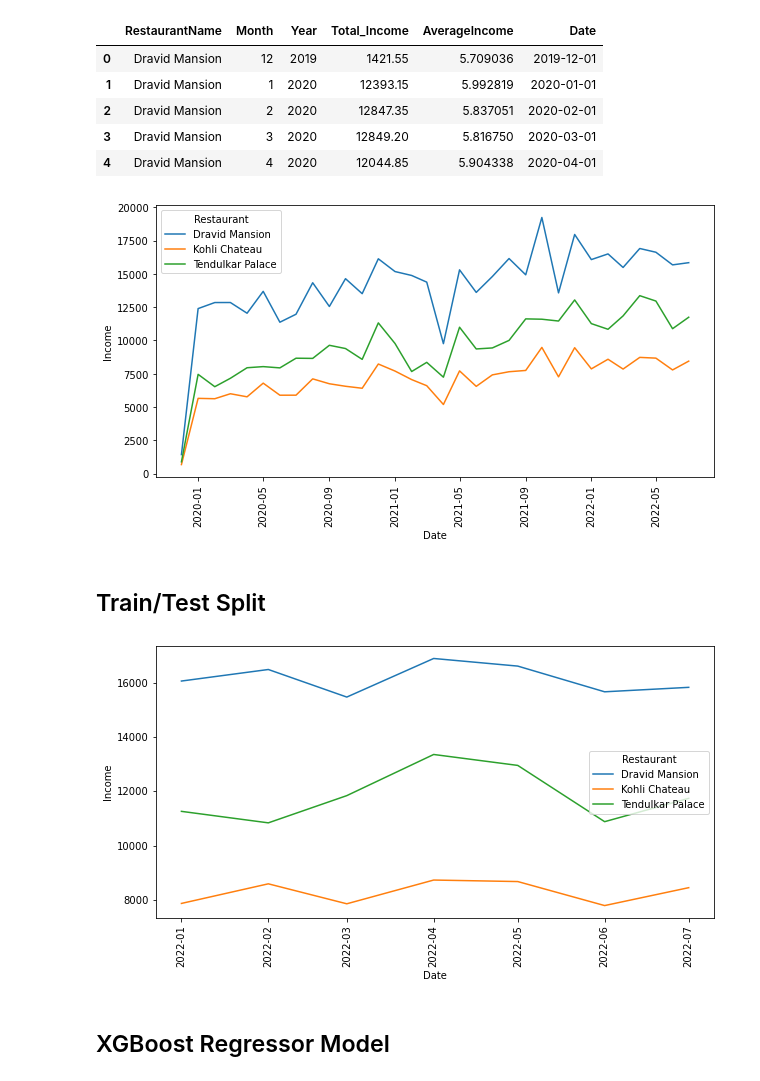
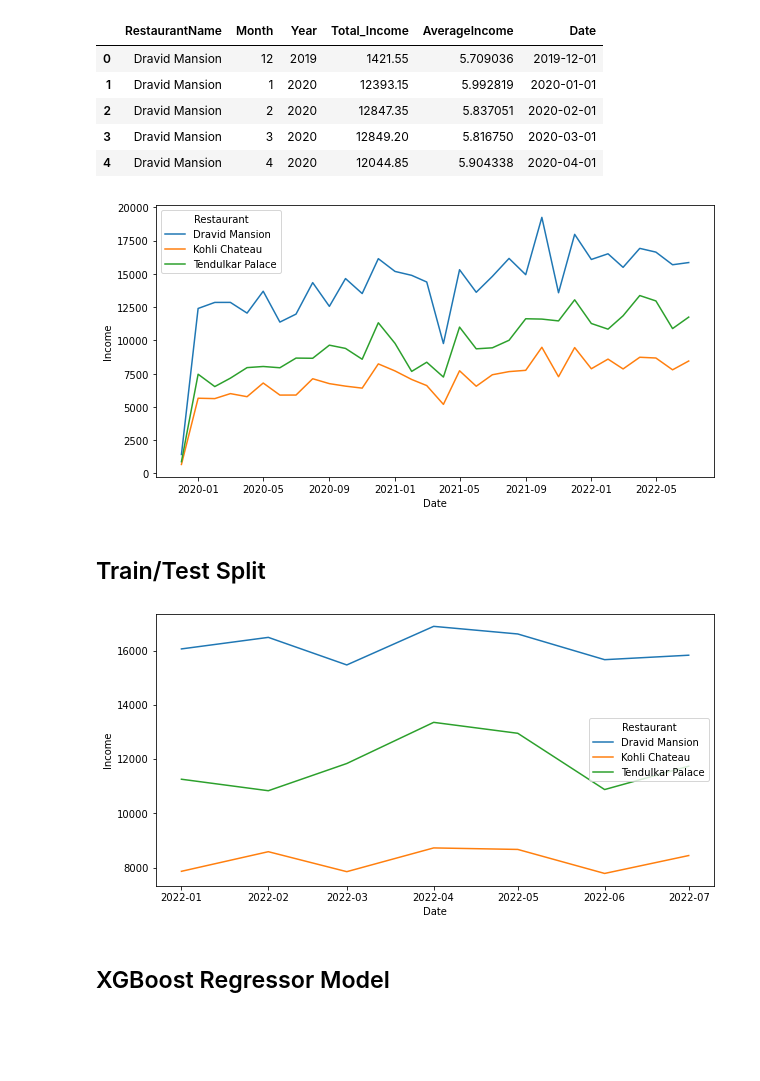
Before and after one commit to SZhafiri/Forecasting, a Jupyter notebook: RestaurantSales/Restaurant Sales Prediction.ipynb, the cells around one changed output. Cells and saved outputs as stored; diff of their text form; code cells hidden in the pictures; blank space fills up the shorter version.

```diff
--- a/RestaurantSales/Restaurant Sales Prediction.ipynb
+++ b/RestaurantSales/Restaurant Sales Prediction.ipynb
@@ -59,11 +59,10 @@ df.head()
 # %%
 plt.figure(figsize=(10,5))
 
 sns.lineplot(x='Date', y='Total_Income', hue='RestaurantName', data=df)
 plt.ylabel('Income')
-plt.xticks(rotation=90)
 plt.legend(title='Restaurant')
 
 plt.show()
 # %% [output]
-[figure, old version]
+[figure, new version]
@@ -82,12 +79,11 @@ plt.figure(figsize=(10,5))
 
 sns.lineplot(x=date, y='Total_Income', hue=rest, data=test)
 plt.ylabel('Income')
-plt.xticks(rotation=90)
 plt.legend(title='Restaurant')
 
 plt.show()
 # %% [output]
-[figure, old version]
+[figure, new version]
 # %% [markdown]
 ## XGBoost Regressor Model
 # %%
```
Also changed, not shown: parts of 4 cells of this notebook.
